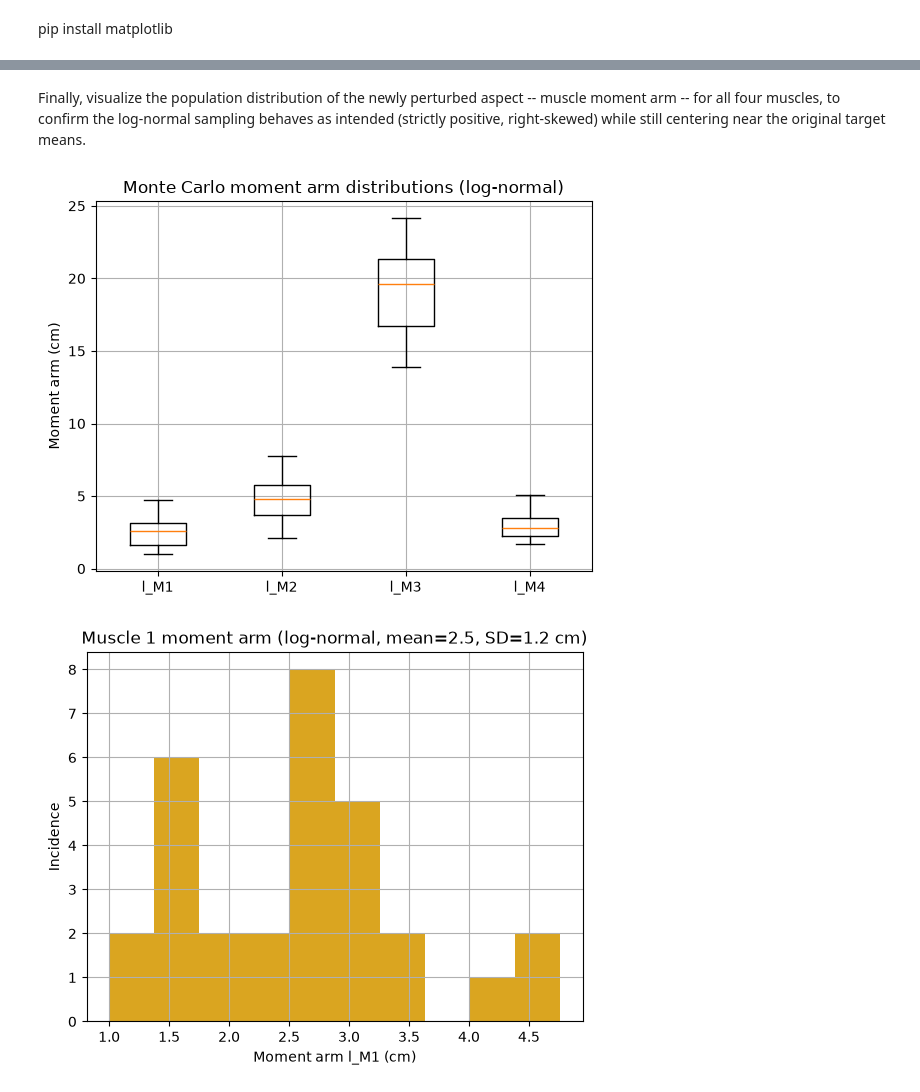
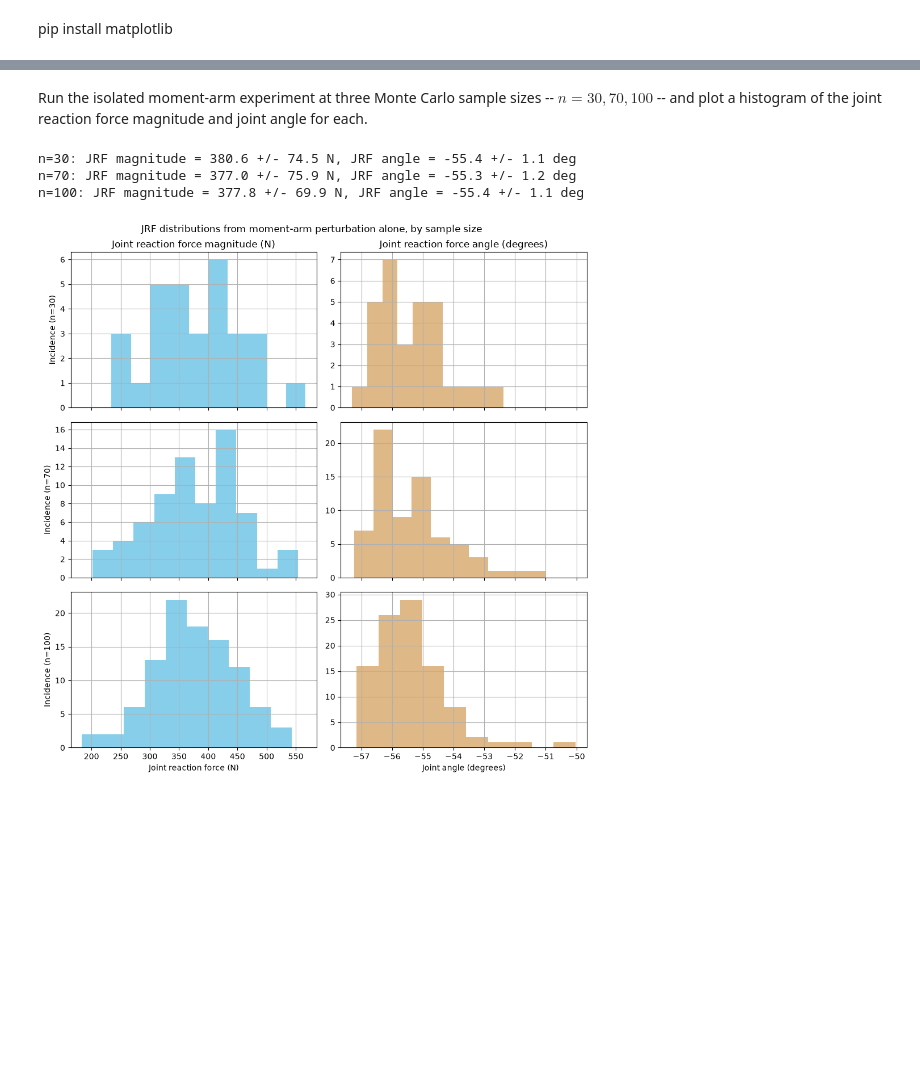
Before and after one commit to rgmcghee2-alt/BME5650, a Jupyter notebook: monte_carlo.ipynb, the cells around one changed output, grey strips where cells are left out. Cells and saved outputs as stored; diff of their text form; code cells hidden in the pictures; blank space fills up the shorter version.

```diff
--- a/monte_carlo.ipynb
+++ b/monte_carlo.ipynb
@@ -148,16 +23,0 @@ Create a histogram or frequency plot for the magnitude of the joint reaction for
-# %%
-# Frequency distributions.
-fig, axs = plt.subplots(1, 2, sharey=True, edgecolor='blue')
-axs[0].hist(mag, bins=10, color='skyblue')
-axs[1].hist(angled, bins=10, color='burlywood')
-
-fig.suptitle("Joint reaction forces")
-
-axs[0].set_xlabel("Joint reaction force (N)")
-axs[1].set_xlabel("Joint angle (degrees)")
-axs[0].set_ylabel("Incidence")
-
-for ax in axs:
-    ax.grid(True)
-
-plt.show()
@@ -195,21 +23,0 @@ plt.show()
-# %% [markdown]
-Finally, visualize the population distribution of the newly perturbed aspect -- muscle moment arm -- for all four muscles, to confirm the log-normal sampling behaves as intended (strictly positive, right-skewed) while still centering near the original target means.
-# %%
-# Frequency distributions for the new perturbed aspect: moment arm (l)
-fig3, ax3 = plt.subplots()
-ax3.boxplot([l_M1_array, l_M2_array, l_M3_array, l_M4_array], tick_labels=['l_M1', 'l_M2', 'l_M3', 'l_M4'])
-ax3.set_ylabel("Moment arm (cm)")
-ax3.set_title("Monte Carlo moment arm distributions (log-normal)")
-ax3.grid(True)
-plt.show()
-
-fig4, ax4 = plt.subplots()
-ax4.hist(l_M1_array, bins=10, color='goldenrod')
-ax4.set_xlabel("Moment arm l_M1 (cm)")
-ax4.set_ylabel("Incidence")
-ax4.set_title("Muscle 1 moment arm (log-normal, mean=2.5, SD=1.2 cm)")
-ax4.grid(True)
-plt.show()
-# %% [output]
-[figure, removed]
-[figure, removed]
@@ -215,0 +108,35 @@ plt.show()
+# %% [markdown]
+Run the isolated moment-arm experiment at three Monte Carlo sample sizes -- $n = 30, 70, 100$ -- and plot a histogram of the joint reaction force magnitude and joint angle for each.
+# %%
+sample_sizes = [30, 70, 100];
+results = {n: run_simulation(n, seed=n) for n in sample_sizes};
+
+fig, axs = plt.subplots(len(sample_sizes), 2, figsize=(10, 10), sharex='col')
+
+for row, n in enumerate(sample_sizes):
+    mag = results[n]['mag'];
+    angled = results[n]['angled'];
+
+    axs[row, 0].hist(mag, bins=10, color='skyblue')
+    axs[row, 1].hist(angled, bins=10, color='burlywood')
+
+    axs[row, 0].set_ylabel(f"Incidence (n={n})")
+    for ax in axs[row]:
+        ax.grid(True)
+
+    print(f"n={n}: JRF magnitude = {mag.mean():.1f} +/- {mag.std():.1f} N, "
+          f"JRF angle = {angled.mean():.1f} +/- {angled.std():.1f} deg")
+
+axs[0, 0].set_title("Joint reaction force magnitude (N)")
+axs[0, 1].set_title("Joint reaction force angle (degrees)")
+axs[-1, 0].set_xlabel("Joint reaction force (N)")
+axs[-1, 1].set_xlabel("Joint angle (degrees)")
+
+fig.suptitle("JRF distributions from moment-arm perturbation alone, by sample size")
+fig.tight_layout()
+plt.show()
+# %% [output]
+n=30: JRF magnitude = 380.6 +/- 74.5 N, JRF angle = -55.4 +/- 1.1 deg
+n=70: JRF magnitude = 377.0 +/- 75.9 N, JRF angle = -55.3 +/- 1.2 deg
+n=100: JRF magnitude = 377.8 +/- 69.9 N, JRF angle = -55.4 +/- 1.1 deg
+[figure, added]
```
Also changed, not shown: parts of 10 cells of this notebook.
